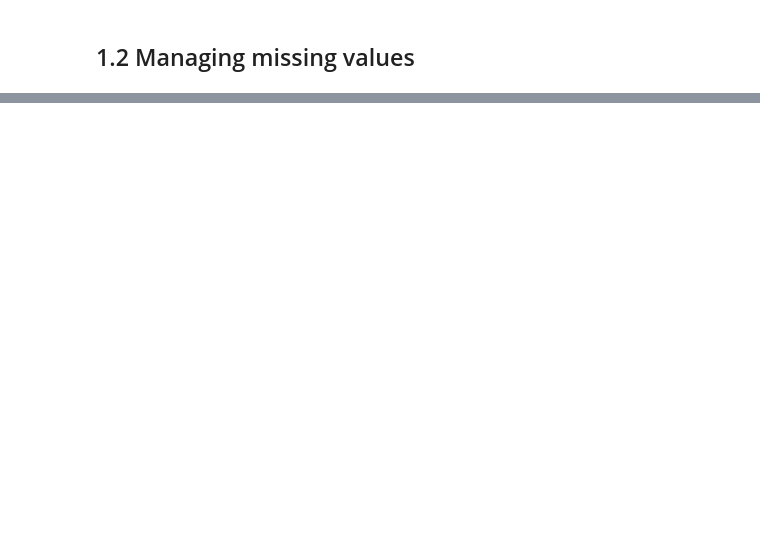
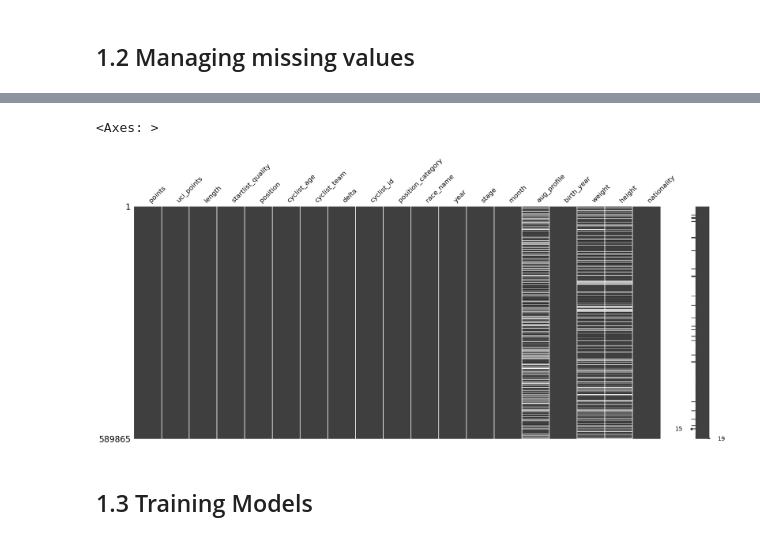
Before and after one commit to mariaviv27/Machine-Learning-Avanzado, a Jupyter notebook: machinelearning.ipynb, the cells around one changed output, grey strips where cells are left out. Cells and saved outputs as stored; diff of their text form; code cells hidden in the pictures; blank space fills up the shorter version.

```diff
--- a/machinelearning.ipynb
+++ b/machinelearning.ipynb
@@ -165,6 +166,6 @@ IntCastingNaNError: Cannot convert non-finite values (NA or inf) to integer
 # %%
 # Encode categorical values of races df
-categorical_cols = ['cyclist_team', 'name', 'stage']
+categorical_cols = ['cyclist_team', 'race_name', 'stage']
 encoder = LabelEncoder()
 
 for col in categorical_cols:
@@ -306,0 +362,7 @@ print(merged_df.head())
+# %%
+msno.matrix(merged_df)
+# %% [output]
+<Axes: >
+[figure, added]
+# %% [markdown]
+## 1.3 Training Models
```
Also changed, not shown: parts of 15 cells of this notebook.
